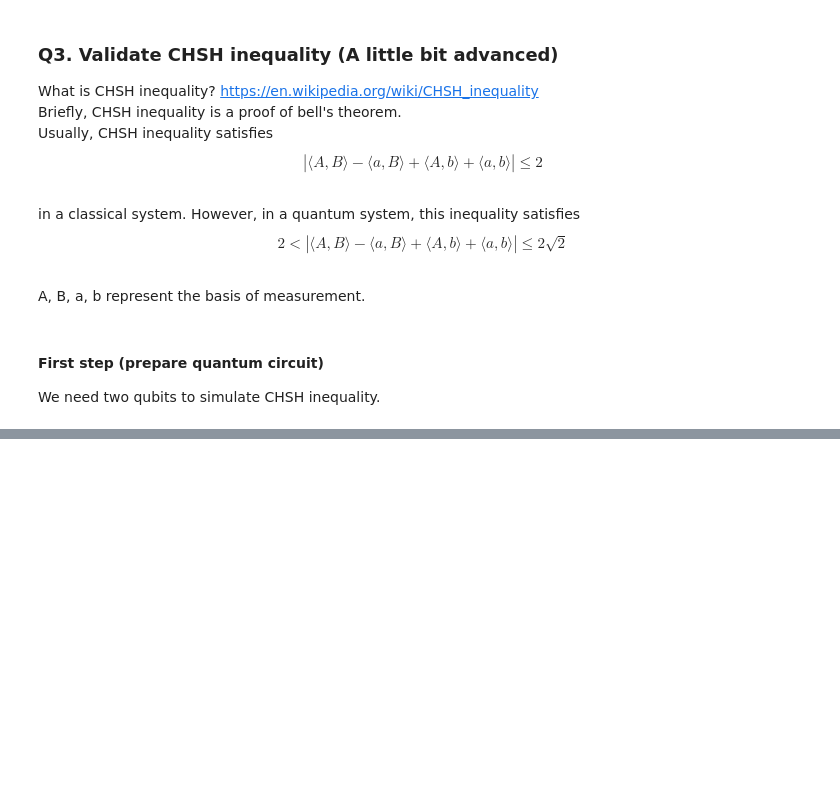
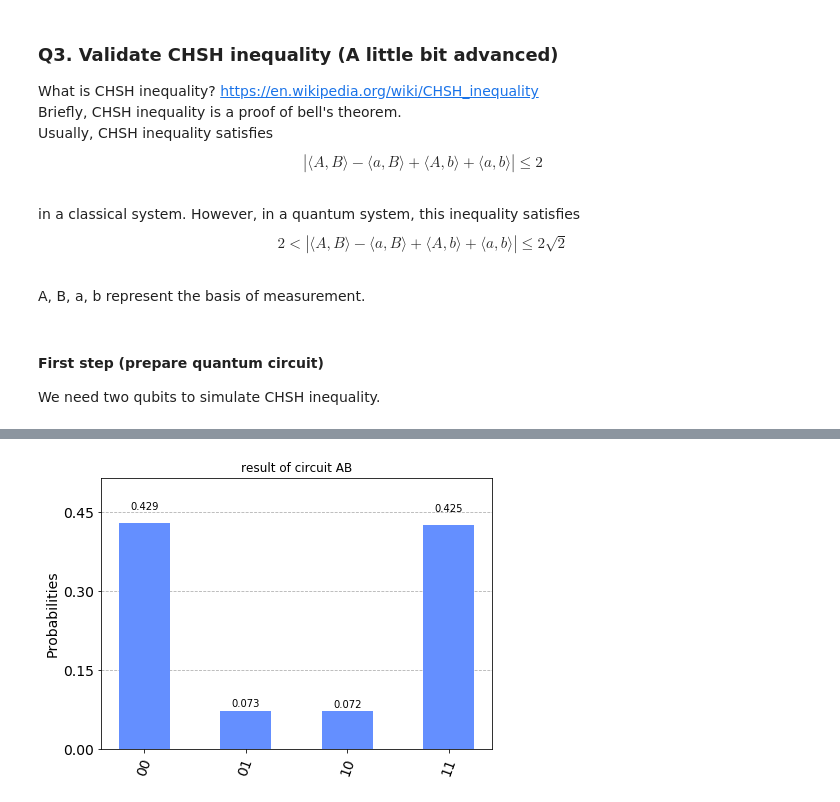
Before and after one commit to Chibikuri/Assignment, a Jupyter notebook: 2.two_qubit/Notebook.ipynb, the cells around one changed output, grey strips where cells are left out. Saved outputs shown, nothing was run; the diff lists cells and outputs as text; code cells hidden in the pictures; blank space fills up the shorter version.

```diff
--- a/2.two_qubit/Notebook.ipynb
+++ b/2.two_qubit/Notebook.ipynb
@@ -226,0 +132,9 @@ print(abs(AB - Ab + aB + ab))
+# %%
+# define qasm simulator
+backend = Aer.get_backend("qasm_simulator")
+
+# number of shots
+shots = 100000
+
+# binary number list for sorting the counts
+bin=['00', '01', '10', '11']
@@ -226,0 +183,4 @@ print(abs(AB - Ab + aB + ab))
+# %%
+plot_histogram(counts_AB, title="result of circuit AB")
+# %% [output]
+[figure, added]
```
Also changed, not shown: parts of 28 cells of this notebook.
